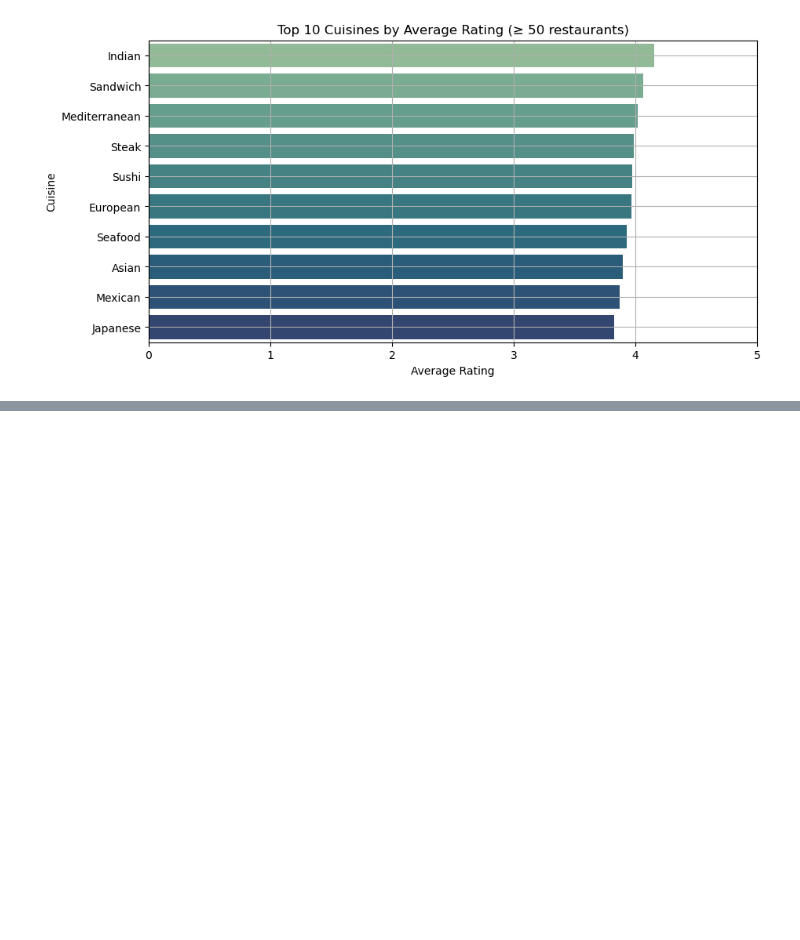
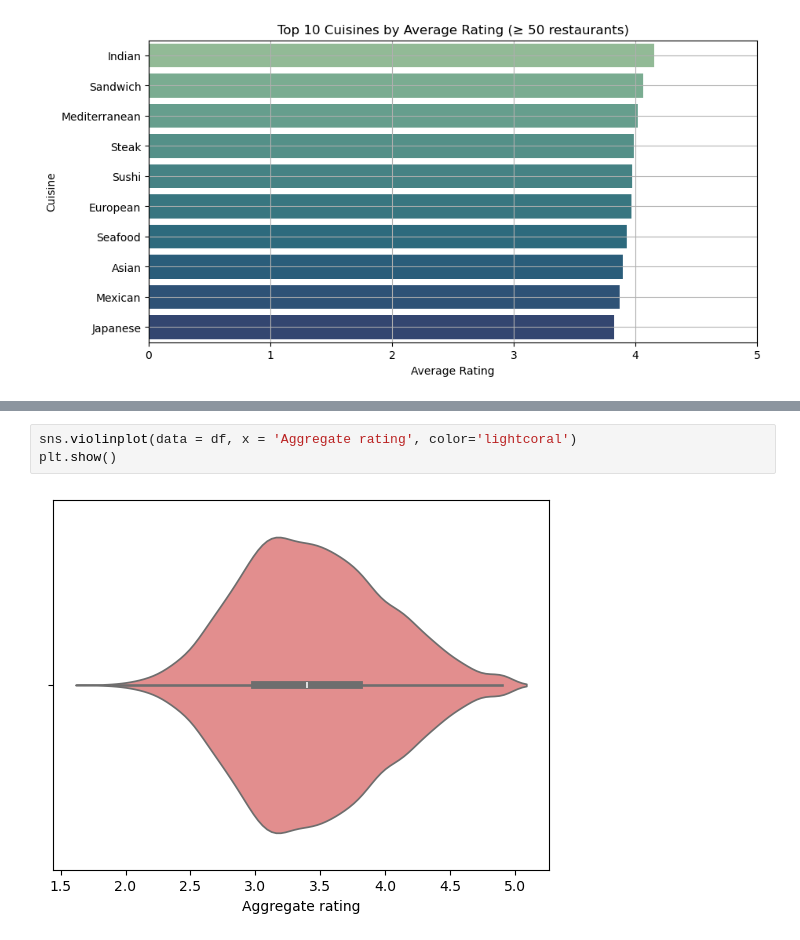
Before and after one commit to rahul-1419/gitVSPython, a Jupyter notebook: Projects/New folder/sheet_4.ipynb, the cells around one changed output, grey strips where cells are left out. Saved outputs shown, nothing was run; the diff lists cells and outputs as text; blank space fills up the shorter version.

```diff
--- a/Projects/New folder/sheet_4.ipynb
+++ b/Projects/New folder/sheet_4.ipynb
@@ -623,0 +655,5 @@ df_exploded
+# %%
+sns.violinplot(data = df, x = 'Aggregate rating', color='lightcoral')
+plt.show()
+# %% [output]
+[figure, added]
```
Also changed, not shown: parts of 16 cells of this notebook.
